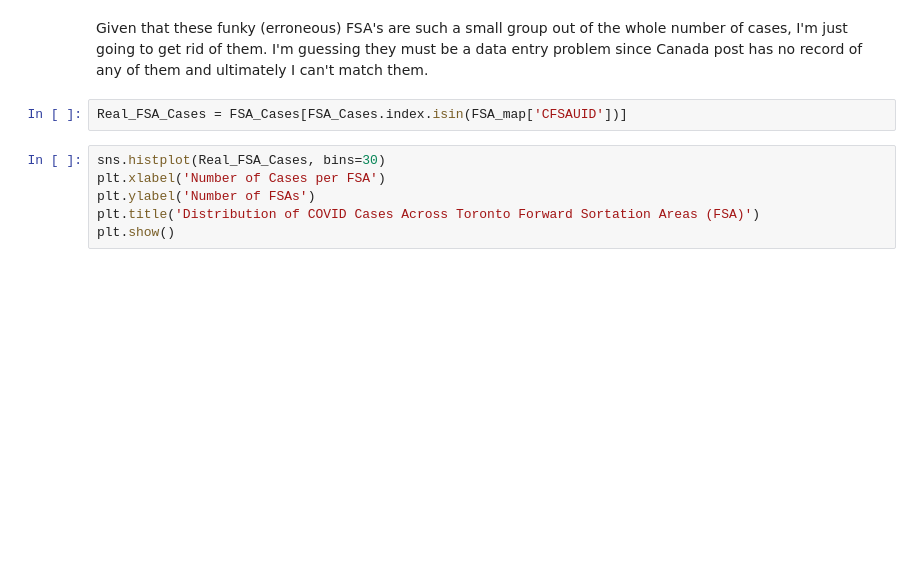
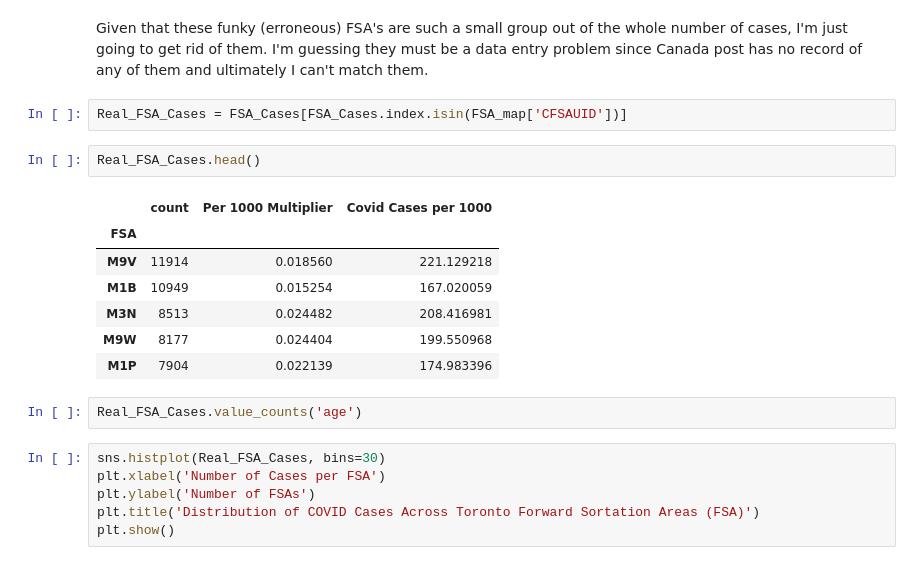
Before and after one commit to sourgrapes-YVR/Toronto_Covid_FSA, a Jupyter notebook: Data Analysis.ipynb, the cells around one changed output. Cells and saved outputs as stored; diff of their text form; blank space fills up the shorter version.

```diff
--- a/Data Analysis.ipynb
+++ b/Data Analysis.ipynb
@@ -112,6 +177,18 @@ np.int64(448)
 Given that these funky (erroneous) FSA's are such a small group out of the whole number of cases, I'm just going to get rid of them. I'm guessing they must be a data entry problem since Canada post has no record of any of them and ultimately I can't match them.
 # %%
 Real_FSA_Cases = FSA_Cases[FSA_Cases.index.isin(FSA_map['CFSAUID'])]
+# %%
+Real_FSA_Cases.head()
+# %% [output]
+|  | count | Per 1000 Multiplier | Covid Cases per 1000 |
+| FSA |  |  |  |
+| M9V | 11914 | 0.018560 | 221.129218 |
+| M1B | 10949 | 0.015254 | 167.020059 |
+| M3N | 8513 | 0.024482 | 208.416981 |
+| M9W | 8177 | 0.024404 | 199.550968 |
+| M1P | 7904 | 0.022139 | 174.983396 |
+# %%
+Real_FSA_Cases.value_counts('age')
 # %%
 sns.histplot(Real_FSA_Cases, bins=30)
 plt.xlabel('Number of Cases per FSA')
```
Also changed, not shown: parts of 15 cells of this notebook.
